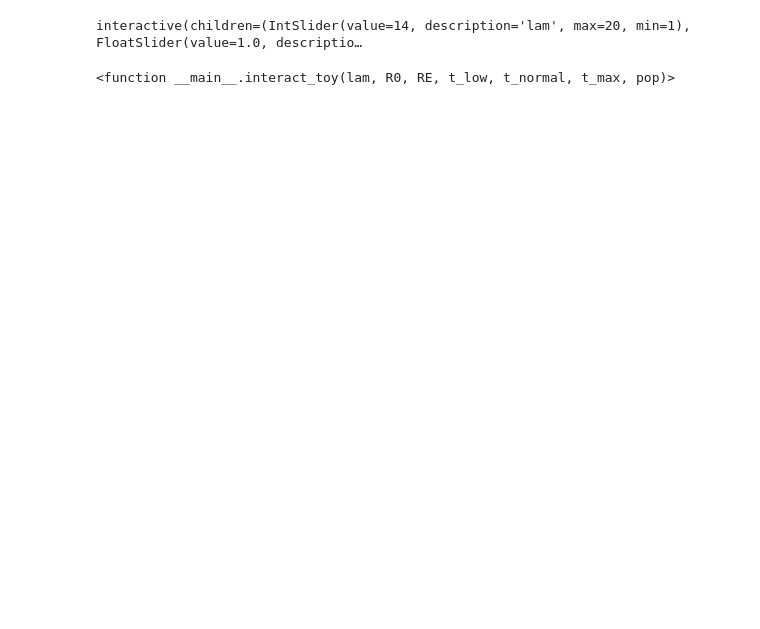
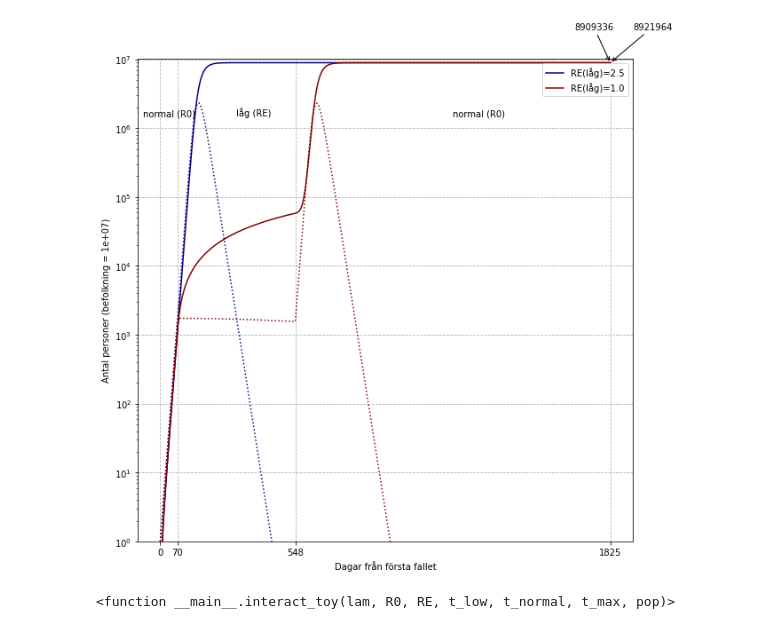
Before and after one commit to fredrikhellman/epidemic, a Jupyter notebook: Widget_control.ipynb, the cells around one changed output. Saved outputs shown, nothing was run; the diff lists cells and outputs as text; code cells hidden in the pictures; blank space fills up the shorter version.

```diff
--- a/Widget_control.ipynb
+++ b/Widget_control.ipynb
@@ -17,7 +17,7 @@ def plot_epidemic(ts, xs, ys, zs,lam, R0, REs, t_low, t_normal, t_max, pop):
     Function to plot pandemic data
 
     inputs:
-
+    ts, xs, ys, zs,lam, R0, REs, t_low, t_normal, t_max, pop
 
     sideeffects:
     plots stuff in ax
@@ -47,32 +47,32 @@ def plot_epidemic(ts, xs, ys, zs,lam, R0, REs, t_low, t_normal, t_max, pop):
 
     ax1.annotate(f'{int(zs[-1][0])}', (ts[-1], zs[-1][0]),
                  xytext=(1.05*ts[-1], 3*zs[-1][0]),
                  arrowprops={'arrowstyle': '->'})
     ax1.annotate(f'{int(zs[-1][-1])}', (ts[-1], zs[-1][-1]),
                  xytext=(0.92*ts[-1], 3*zs[-1][-1]),
                  arrowprops={'arrowstyle': '->'})
     ax1.set_ylim([1, pop*1.01])
     ax1.set_xlabel('Dagar från första fallet')
     ax1.set_ylabel('Antal personer (befolkning = {0:.0e})'.format(pop))
     ax1.legend()
 
     return ax1
 
 
 def interact_toy(lam, R0, RE, t_low, t_normal, t_max, pop):
     REs=np.array([R0,RE])
     ts, xs, ys, zs=simulate(lam, R0, REs, t_low, t_normal, t_max, pop)
     plot_epidemic(ts, xs, ys, zs,lam, R0, REs, t_low, t_normal, t_max, pop)
 
 
 interact(interact_toy,
         RE=widgets.FloatSlider(min=0, max=2.4, steps=0.2,value=1,orientation='horizontal'),
         lam=widgets.IntSlider(min=1,max=20,value=14),
         R0=fixed(2.5),
         t_low=fixed(70),
         t_normal=fixed(365*1.5),
         t_max=fixed(365*5),
         pop=fixed(10000000))
 # %% [output]
+[figure, added]
-interactive(children=(IntSlider(value=14, description='lam', max=20, min=1), FloatSlider(value=1.0, descriptio…
+<function __main__.interact_toy(lam, R0, RE, t_low, t_normal, t_max, pop)>
-<function __main__.interact_toy(lam, R0, RE, t_low, t_normal, t_max, pop)>
```
